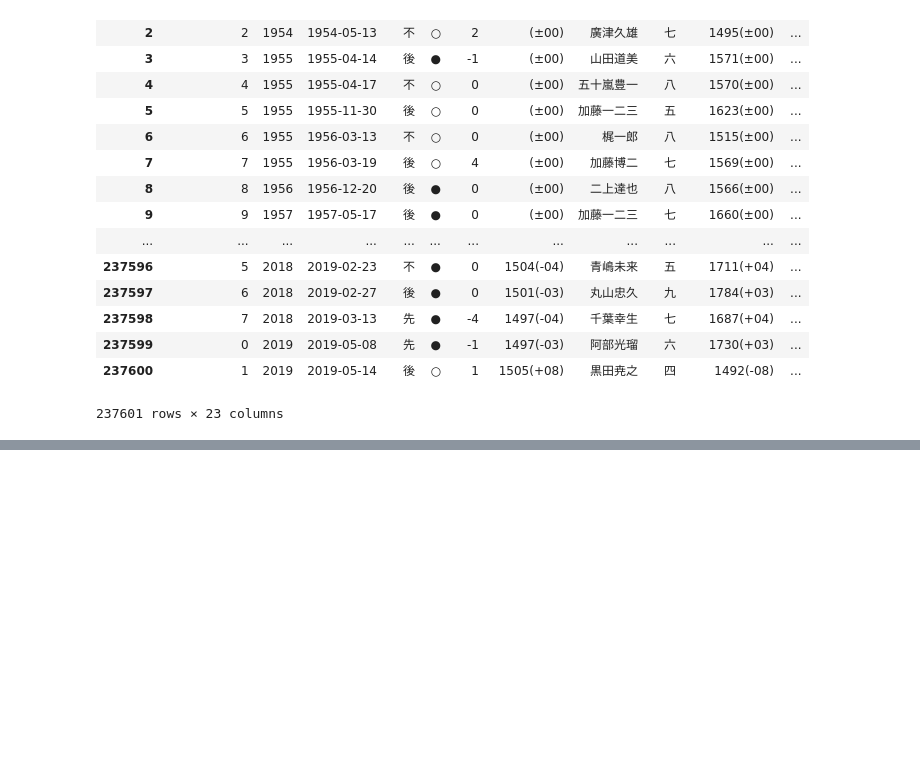
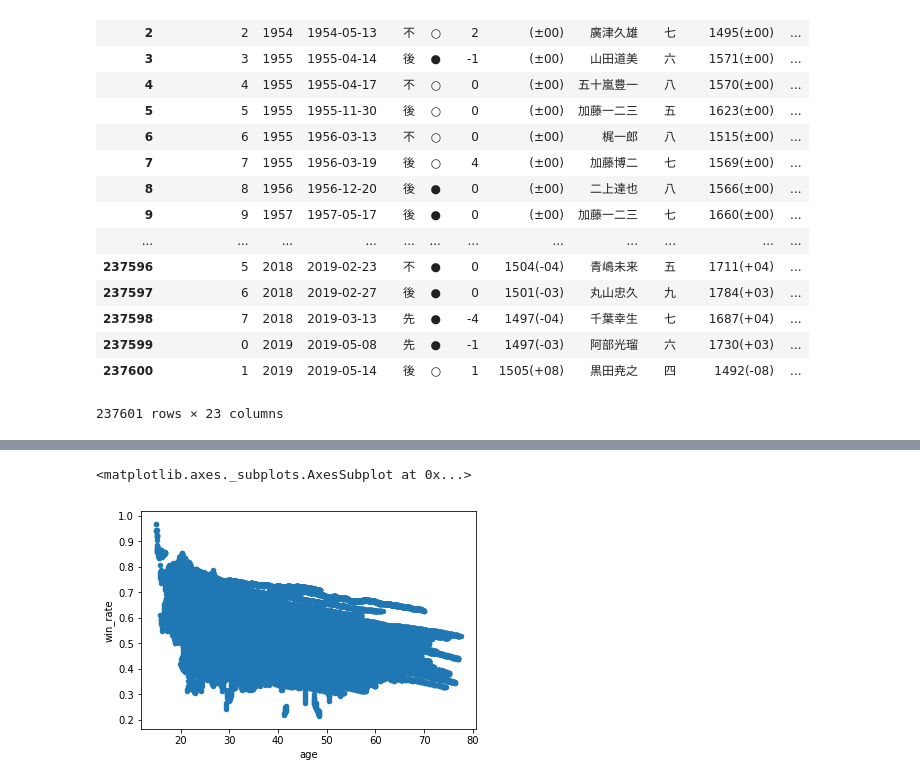
Before and after one commit to dzkha/Shogi-Post, a Jupyter notebook: shogi.ipynb, the cells around one changed output, grey strips where cells are left out. Cells and saved outputs as stored; diff of their text form; code cells hidden in the pictures; blank space fills up the shorter version.

```diff
--- a/shogi.ipynb
+++ b/shogi.ipynb
@@ -121,0 +254,9 @@ matches
+# %%
+matches['千日手'].fillna(0,inplace=True)
+# %%
+header_dict = {'年度':'year', '日付':'date', '手番':'first_move', '星':'win','連勝':'win_streak', 'レート(変動)':'rating(change)','対局相手':'opponent',
+               '段位':'dan_title', 'レート(変動).1':'opponent_rating(change)','期数':'tournament_number', '棋戦名':'tournament_name',
+               '詳細1':'details1', '詳細2':'details2','詳細3':'details3', '持将棋':'jishogi', '千日手':'sennichite','対局数':'matches',
+              '勝':'wins', '敗':'losses', '勝率':'win_rate', '戦型':'strategy'}
+
+matches.rename(header_dict, axis=1,inplace=True)
@@ -121,0 +341,2 @@ matches
+# %%
+matches['age'] = matches['age'].apply(lambda x : x.days/365.25)
@@ -121,0 +364,5 @@ matches
+# %%
+matches[matches['matches'] > 30].plot(x ='age', y='win_rate',kind='scatter')
+# %% [output]
+<matplotlib.axes._subplots.AxesSubplot at 0x...>
+[figure, added]
```
Also changed, not shown: parts of 47 cells of this notebook.
